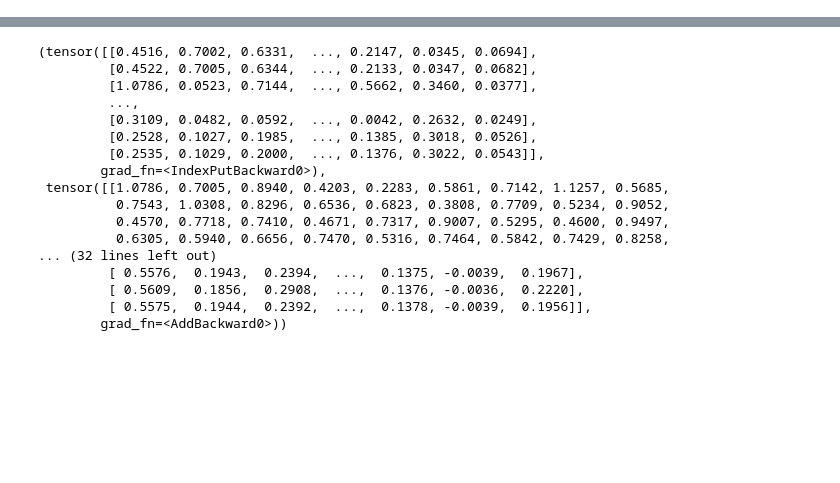
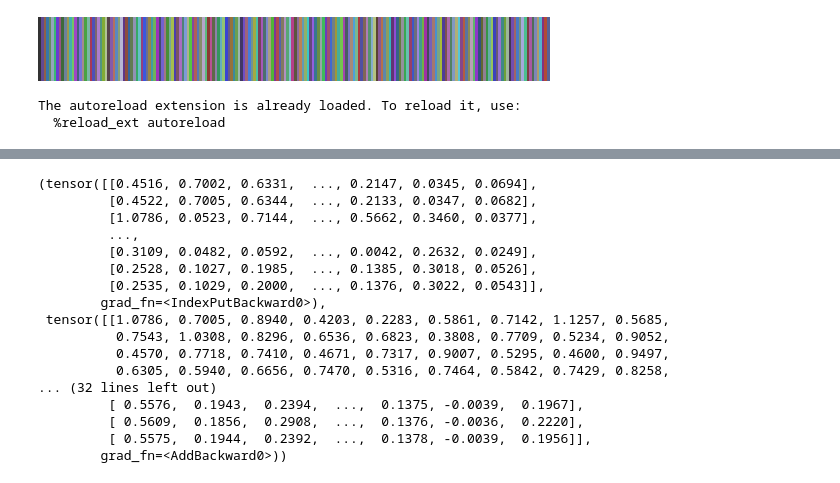
Before and after one commit to deGravity/automatetest, a Jupyter notebook: transfer_learning/scratch.ipynb, the cells around one changed output, grey strips where cells are left out. Drawn from its saved outputs; the diff is of its cells as text; code cells hidden in the pictures; blank space fills up the shorter version.

Commit message:
Implemented faster and better rendering with support for transparency.

```diff
--- a/transfer_learning/scratch.ipynb
+++ b/transfer_learning/scratch.ipynb
@@ -11,3 +11,26 @@ from util import ZippedDataset
 import pandas as pd
 from PIL import Image
 import numpy as np
+# %%
+import numpy as np
+from matplotlib.colors import LinearSegmentedColormap
+def pallet(v):
+    if isinstance(v, int):
+        v = np.array([v])
+    v = np.stack([v,v,v],axis=-1)
+    v = v*np.array([47,23,97])
+    return (v % np.array([137,151,173])) + 50
+# %%
+N = 200
+cmap = LinearSegmentedColormap.from_list('randgen', pallet(np.arange(N))/255, N)
+cmap
+# %% [output]
+[figure, added]
+# %%
+%load_ext autoreload
+%autoreload 2
+from rendering import render_segmented_mesh, pallet
+import numpy as np
+# %% [output]
+The autoreload extension is already loaded. To reload it, use:
+  %reload_ext autoreload
```
Also changed, not shown: parts of 44 cells of this notebook, 2 other files.
